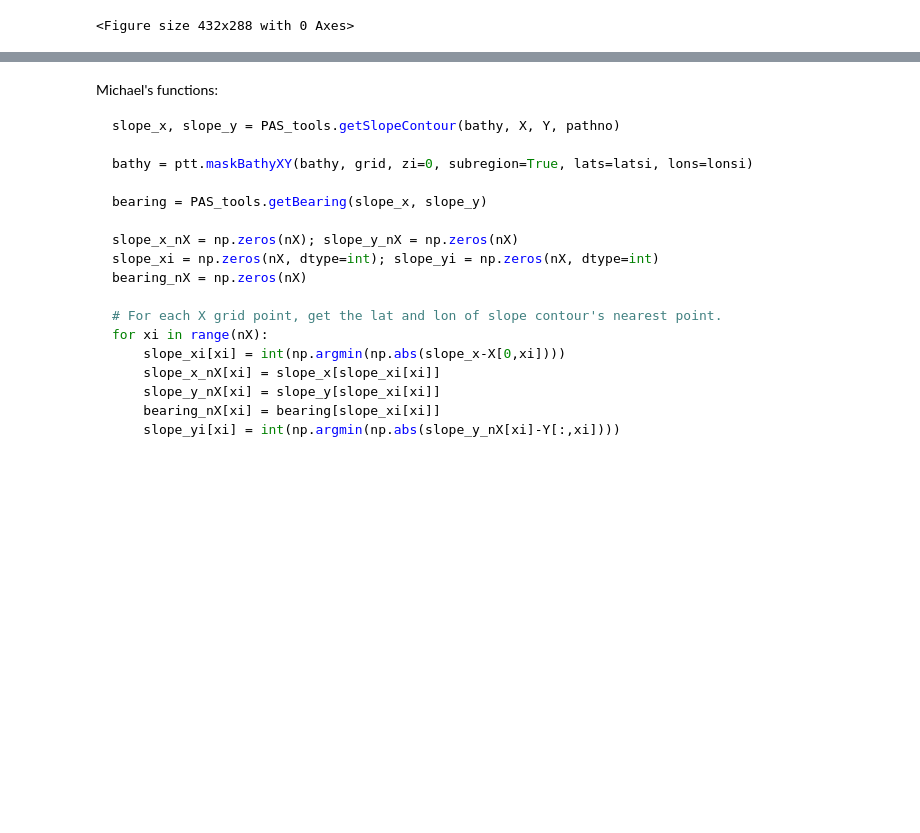
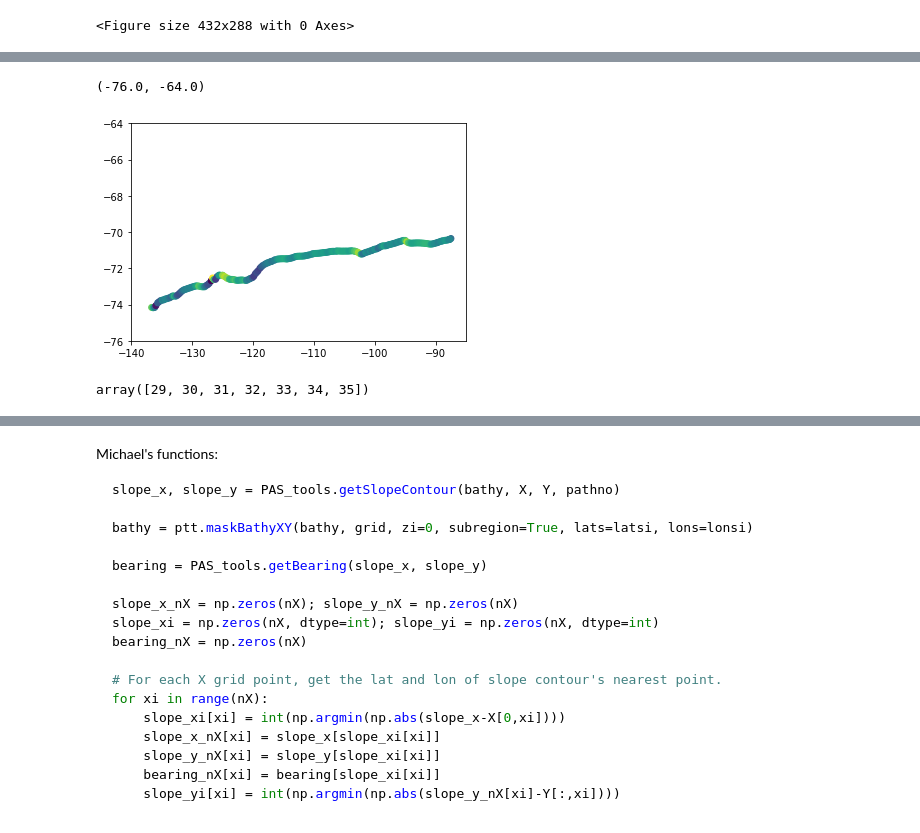
Before and after one commit to brogalla/analysis-birgal, a Jupyter notebook: nemo_config_setup/climate-experiments/ensemble-divergence.ipynb, the cells around one changed output, grey strips where cells are left out. Drawn from its saved outputs; the diff is of its cells as text; code cells hidden in the pictures; blank space fills up the shorter version.

```diff
--- a/nemo_config_setup/climate-experiments/ensemble-divergence.ipynb
+++ b/nemo_config_setup/climate-experiments/ensemble-divergence.ipynb
@@ -159,15 +164,16 @@ plt.scatter(slope_x, slope_y, c=bearing)
 # %%
-X, Y = np.meshgrid(nemo_sub.x, nemo_sub.y)
+nX = nemo_sub.x.size
+X = nemo_sub.nav_lon
+Y = nemo_sub.nav_lat
 
-nY, nX = X.shape
-
-slope_x_nX = np.zeros(nX); slope_y_nX = np.zeros(nX)
-slope_xi = np.zeros(nX, dtype=int); slope_yi = np.zeros(nX, dtype=int)
+slope_x_nX = np.zeros(nX);            slope_y_nX = np.zeros(nX)
+slope_xi   = np.zeros(nX, dtype=int); slope_yi   = np.zeros(nX, dtype=int)
 bearing_nX = np.zeros(nX)
 
+# For each X grid point, get the lat and lon of slope contour's nearest point.
 for xi in range(nX):
-    slope_xi[xi] = int(np.argmin(np.abs(slope_x-X[0,xi])))
+    slope_xi[xi] = int(np.argmin(np.abs(slope_x-X[0,xi].values)))
     slope_x_nX[xi] = slope_x[slope_xi[xi]]
     slope_y_nX[xi] = slope_y[slope_xi[xi]]
     bearing_nX[xi] = bearing[slope_xi[xi]]
-    slope_yi[xi] = int(np.argmin(np.abs(slope_y_nX[xi]-Y[:,xi])))
+    slope_yi[xi] = int(np.argmin(np.abs(slope_y_nX[xi]-Y[:,xi].values))) # gives the y index closest to the slope
@@ -178,0 +190,7 @@ plt.scatter(slope_xi, slope_yi, c=bearing_nX)
+# %%
+plt.scatter(slope_x_nX, slope_y_nX, c=bearing_nX)
+plt.xlim(-140,-85)
+plt.ylim(-76,-64)
+# %% [output]
+(-76.0, -64.0)
+[figure, added]
@@ -178,0 +204,4 @@ plt.scatter(slope_xi, slope_yi, c=bearing_nX)
+# %%
+slope_yi[0]+np.arange(-3,4)
+# %% [output]
+array([29, 30, 31, 32, 33, 34, 35])
```
Also changed, not shown: parts of 17 cells of this notebook.
